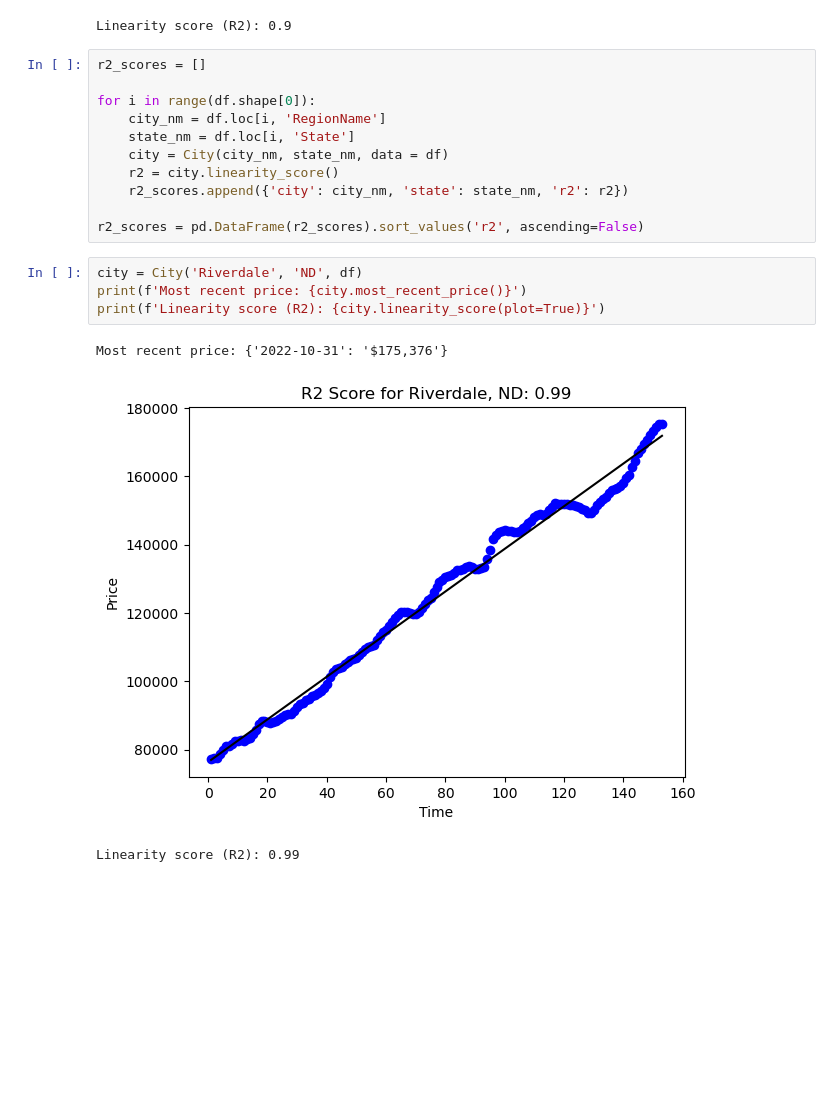
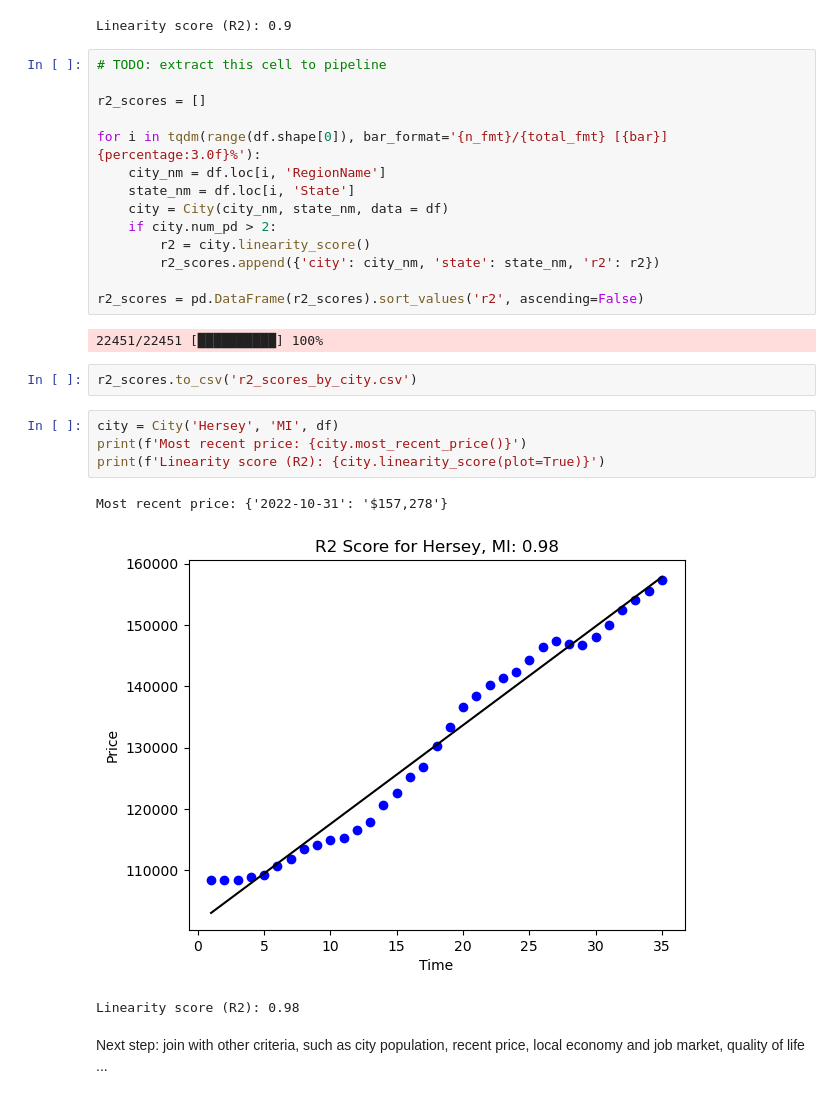
Before and after one commit to pfc5098/hipy, a Jupyter notebook: rei/eda.ipynb, the cells around one changed output. Drawn from its saved outputs; the diff is of its cells as text; blank space fills up the shorter version.

```diff
--- a/rei/eda.ipynb
+++ b/rei/eda.ipynb
@@ -13,21 +14,30 @@ Most recent price: {'2022-10-31': '$384,434'}
 [figure]
 Linearity score (R2): 0.9
 # %%
+# TODO: extract this cell to pipeline
+
 r2_scores = []
 
-for i in range(df.shape[0]):
+for i in tqdm(range(df.shape[0]), bar_format='{n_fmt}/{total_fmt} [{bar}] {percentage:3.0f}%'):
     city_nm = df.loc[i, 'RegionName']
     state_nm = df.loc[i, 'State']
     city = City(city_nm, state_nm, data = df)
-    r2 = city.linearity_score()
-    r2_scores.append({'city': city_nm, 'state': state_nm, 'r2': r2})
+    if city.num_pd > 2:
+        r2 = city.linearity_score()
+        r2_scores.append({'city': city_nm, 'state': state_nm, 'r2': r2})
 
 r2_scores = pd.DataFrame(r2_scores).sort_values('r2', ascending=False)
+# %% [output]
+22451/22451 [██████████] 100%
+# %%
+r2_scores.to_csv('r2_scores_by_city.csv')
 # %%
-city = City('Riverdale', 'ND', df)
+city = City('Hersey', 'MI', df)
 print(f'Most recent price: {city.most_recent_price()}')
 print(f'Linearity score (R2): {city.linearity_score(plot=True)}')
 # %% [output]
-Most recent price: {'2022-10-31': '$175,376'}
+Most recent price: {'2022-10-31': '$157,278'}
-[figure, old version]
+[figure, new version]
-Linearity score (R2): 0.99
+Linearity score (R2): 0.98
+# %% [markdown]
+Next step: join with other criteria, such as city population, recent price, local economy and job market, quality of life ...
```
Also changed, not shown: parts of 1 cell of this notebook, 2 other files.
